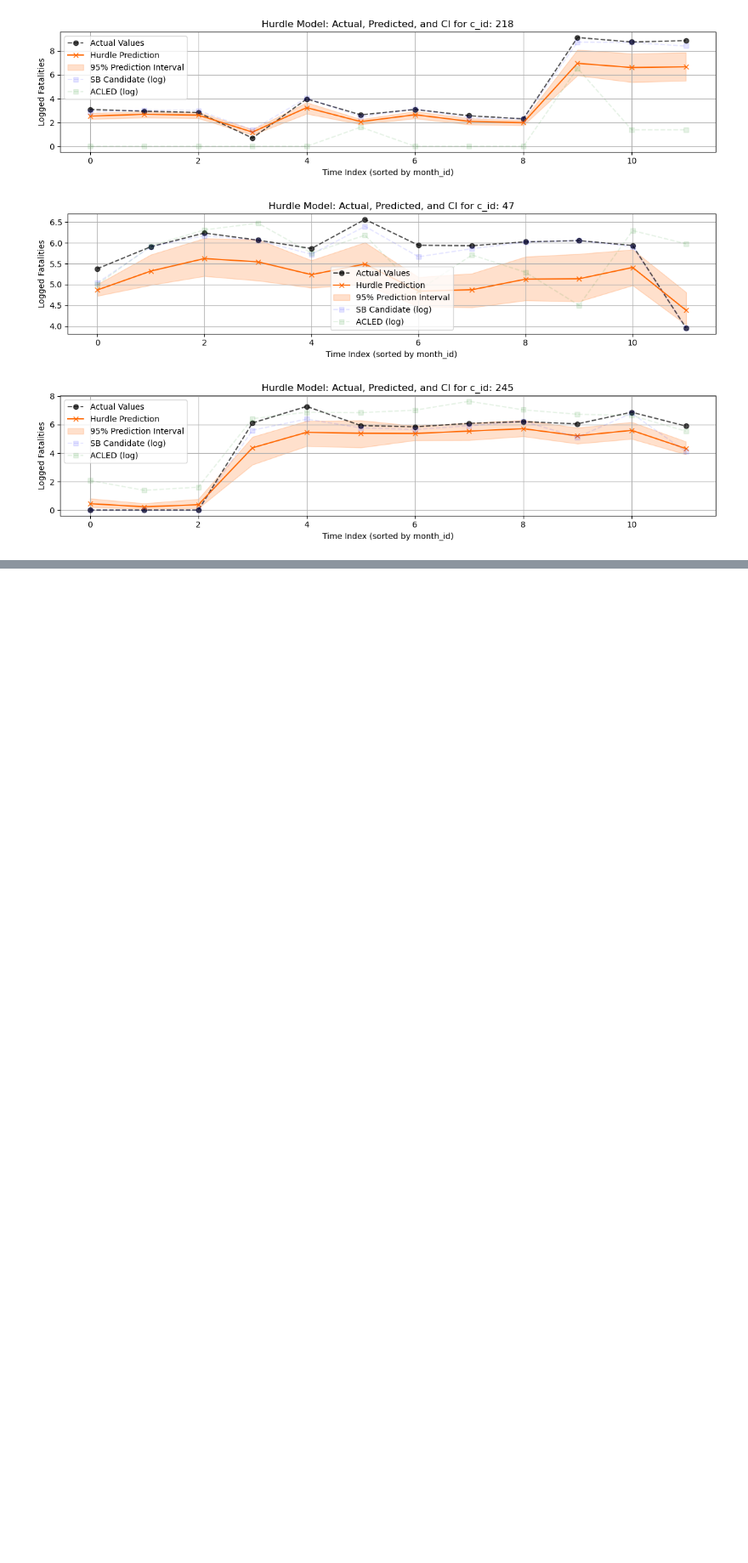
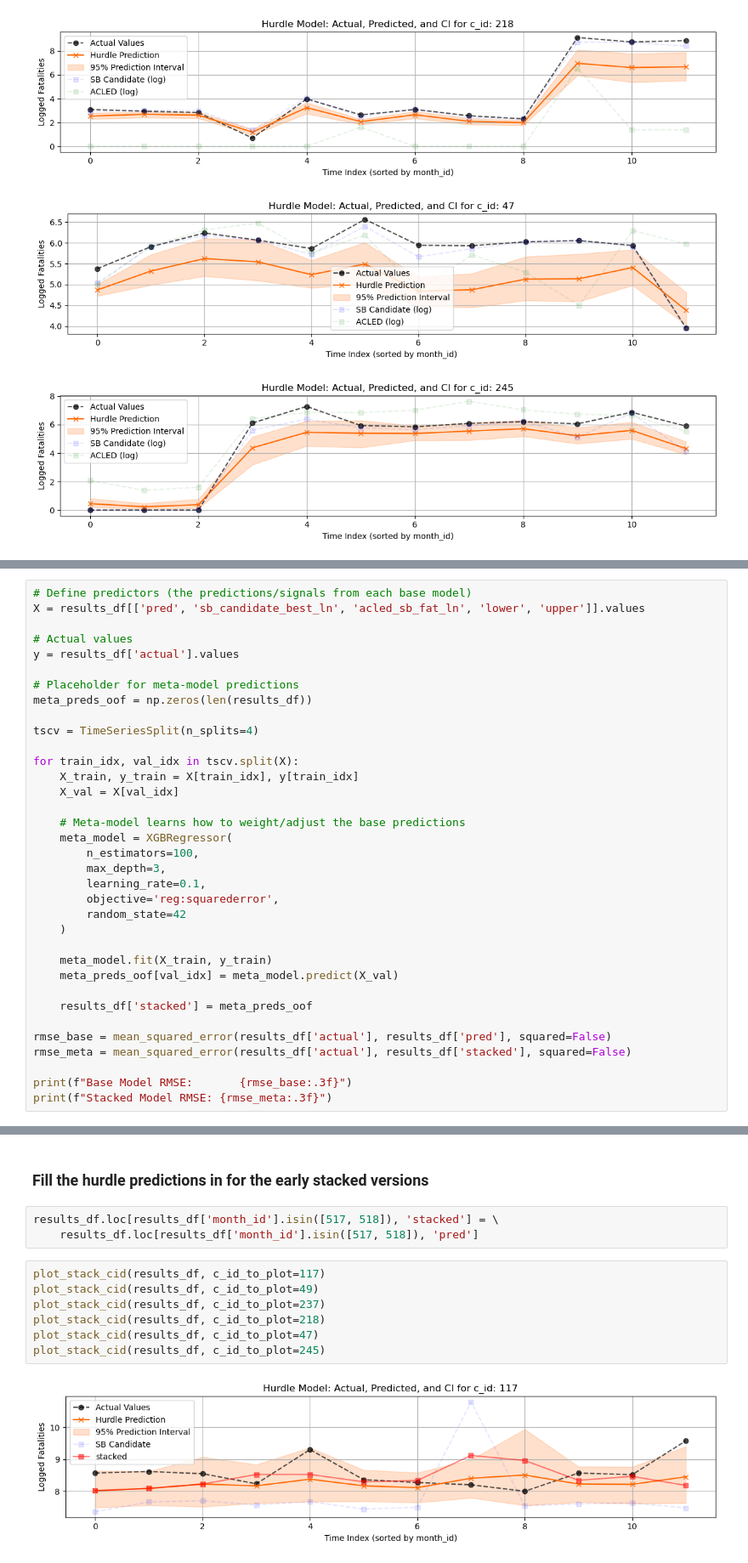
Before and after one commit to views-platform/views-nowcasting, a Jupyter notebook: views-nowcasting.ipynb, the cells around one changed output, grey strips where cells are left out. Shown at 85% size. Cells and saved outputs as stored; diff of their text form; blank space fills up the shorter version.

Commit message:
updating with stacking

```diff
--- a/views-nowcasting.ipynb
+++ b/views-nowcasting.ipynb
@@ -1095,0 +1100,35 @@ plot_hurdle_predictions_by_cid(results_df, c_id_to_plot=245)
+# %%
+# Define predictors (the predictions/signals from each base model)
+X = results_df[['pred', 'sb_candidate_best_ln', 'acled_sb_fat_ln', 'lower', 'upper']].values
+
+# Actual values
+y = results_df['actual'].values
+
+# Placeholder for meta-model predictions
+meta_preds_oof = np.zeros(len(results_df))
+
+tscv = TimeSeriesSplit(n_splits=4)
+
+for train_idx, val_idx in tscv.split(X):
+    X_train, y_train = X[train_idx], y[train_idx]
+    X_val = X[val_idx]
+
+    # Meta-model learns how to weight/adjust the base predictions
+    meta_model = XGBRegressor(
+        n_estimators=100,
+        max_depth=3,
+        learning_rate=0.1,
+        objective='reg:squarederror',
+        random_state=42
+    )
+
+    meta_model.fit(X_train, y_train)
+    meta_preds_oof[val_idx] = meta_model.predict(X_val)
+
+    results_df['stacked'] = meta_preds_oof
+
+rmse_base = mean_squared_error(results_df['actual'], results_df['pred'], squared=False)
+rmse_meta = mean_squared_error(results_df['actual'], results_df['stacked'], squared=False)
+
+print(f"Base Model RMSE:       {rmse_base:.3f}")
+print(f"Stacked Model RMSE: {rmse_meta:.3f}")
@@ -1095,0 +1194,14 @@ plot_hurdle_predictions_by_cid(results_df, c_id_to_plot=245)
+# %% [markdown]
+### **Fill the hurdle predictions in for the early stacked versions**
+# %%
+results_df.loc[results_df['month_id'].isin([517, 518]), 'stacked'] = \
+    results_df.loc[results_df['month_id'].isin([517, 518]), 'pred']
+# %%
+plot_stack_cid(results_df, c_id_to_plot=117)
+plot_stack_cid(results_df, c_id_to_plot=49)
+plot_stack_cid(results_df, c_id_to_plot=237)
+plot_stack_cid(results_df, c_id_to_plot=218)
+plot_stack_cid(results_df, c_id_to_plot=47)
+plot_stack_cid(results_df, c_id_to_plot=245)
+# %% [output]
+[figure, added]
```
Also changed, not shown: parts of 9 cells of this notebook.
